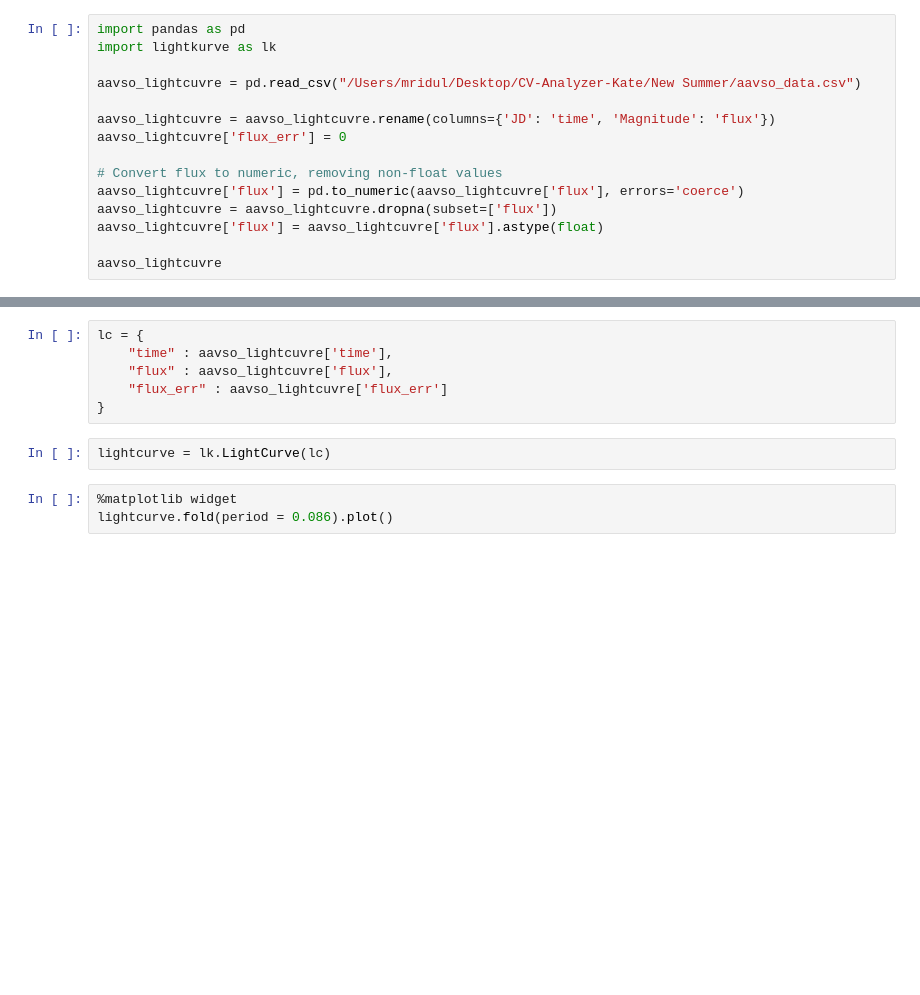
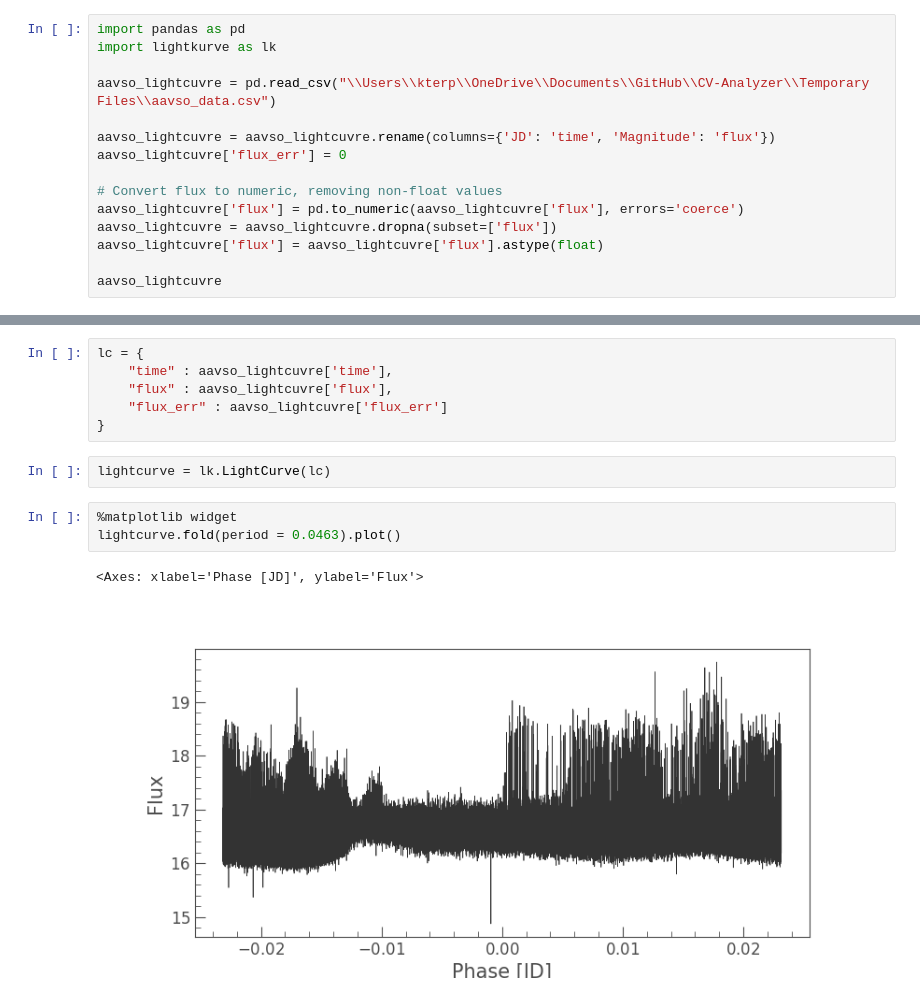
Before and after one commit to katerickels/CV-Analyzer, a Jupyter notebook: New Summer/folding.ipynb, the cells around one changed output, grey strips where cells are left out. Drawn from its saved outputs; the diff is of its cells as text; blank space fills up the shorter version.

```diff
--- a/New Summer/folding.ipynb
+++ b/New Summer/folding.ipynb
@@ -2,7 +2,7 @@
 import pandas as pd
 import lightkurve as lk
 
-aavso_lightcuvre = pd.read_csv("/Users/mridul/Desktop/CV-Analyzer-Kate/New Summer/aavso_data.csv")
+aavso_lightcuvre = pd.read_csv("\\Users\\kterp\\OneDrive\\Documents\\GitHub\\CV-Analyzer\\Temporary Files\\aavso_data.csv")
 
 aavso_lightcuvre = aavso_lightcuvre.rename(columns={'JD': 'time', 'Magnitude': 'flux'})
 aavso_lightcuvre['flux_err'] = 0
@@ -23,7 +37,10 @@ lc = {
 lightcurve = lk.LightCurve(lc)
 # %%
 %matplotlib widget
-lightcurve.fold(period = 0.086).plot()
+lightcurve.fold(period = 0.0463).plot()
+# %% [output]
+<Axes: xlabel='Phase [JD]', ylabel='Flux'>
+[figure, added]
 # %%
 def bin(lightcurve: lk.LightCurve):
     lightcurve.bin(time_bin_size=0.01).plot()
```
Also changed, not shown: parts of 2 cells of this notebook, 11 other files.
